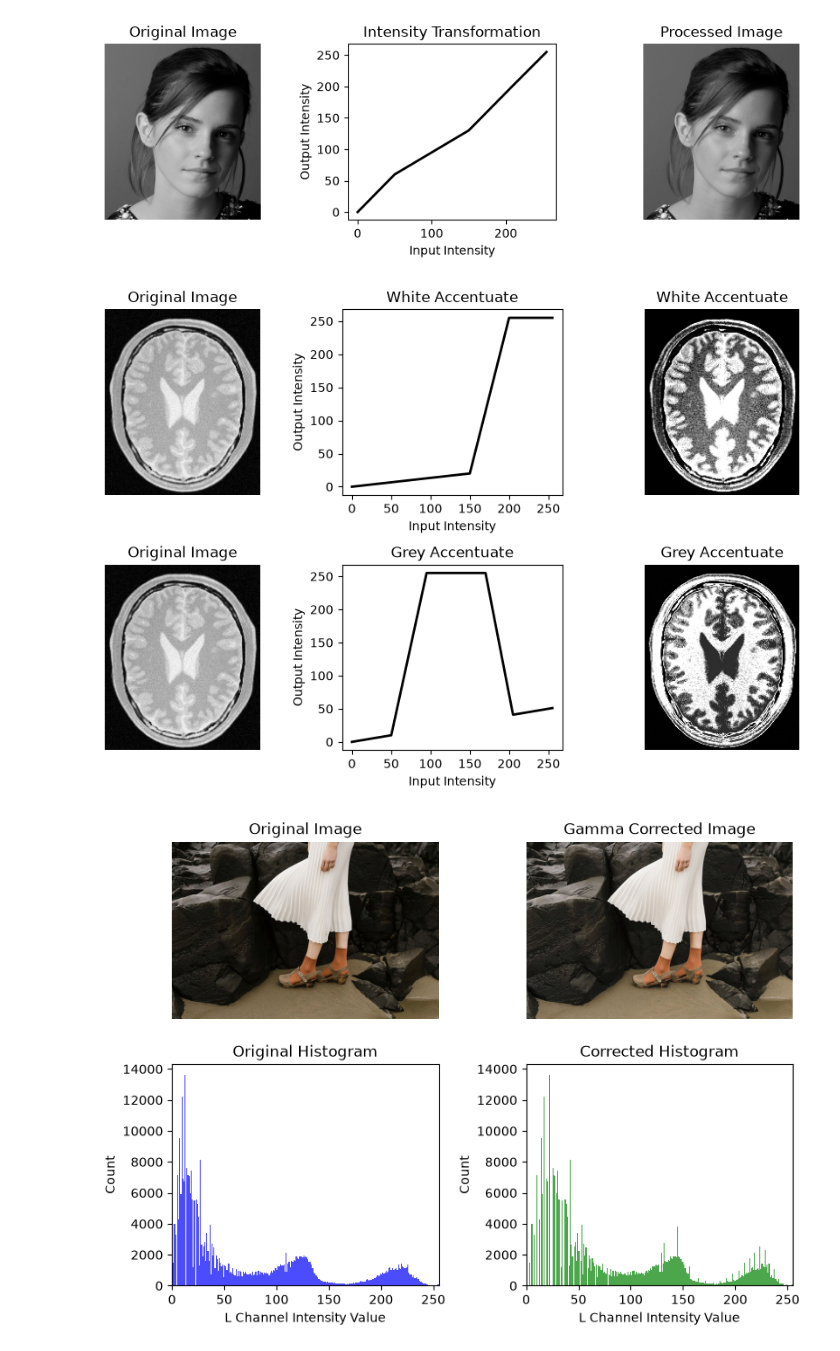
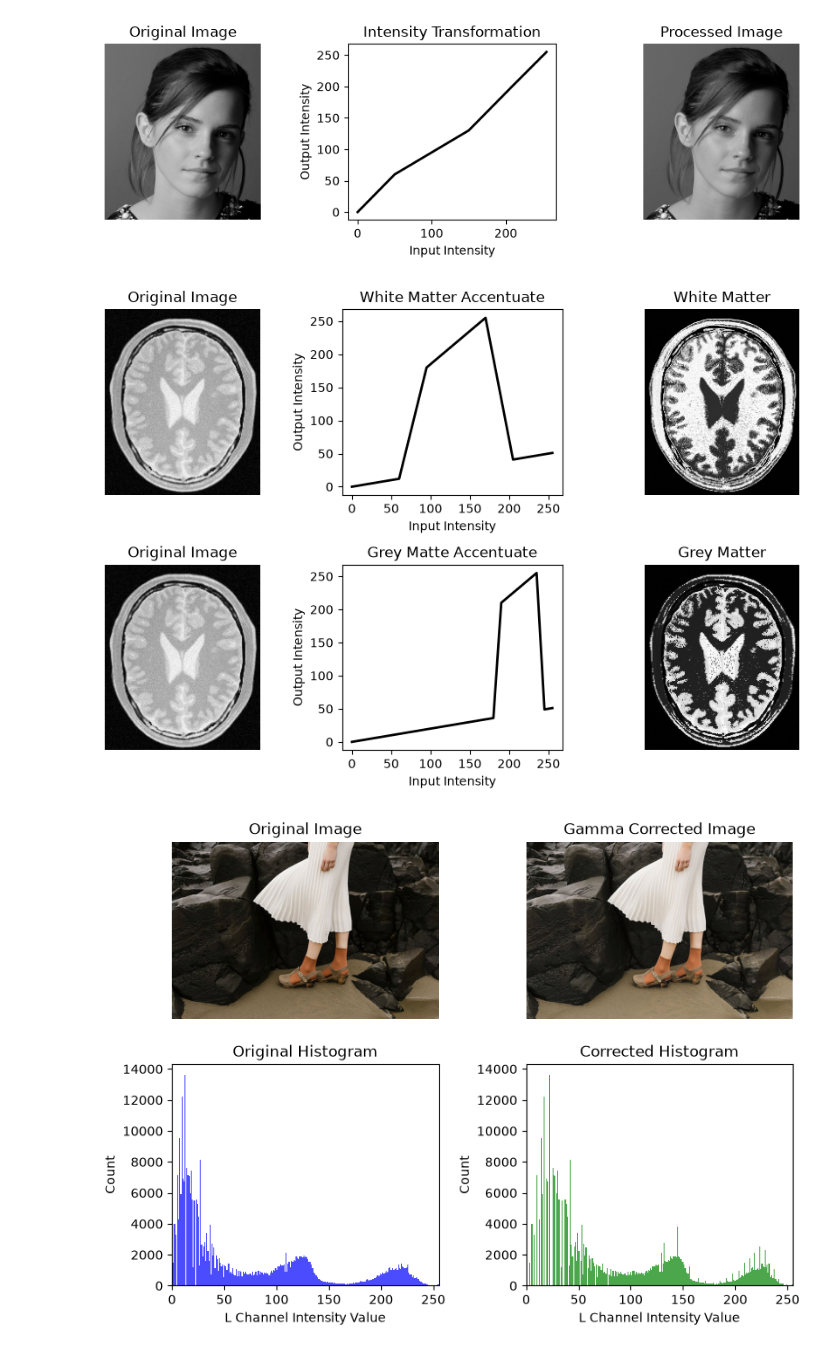
Before and after one commit to Isira-Himal-Perera/EN3160-Image-Processing-and-Computer-Vision, a Jupyter notebook: assignment-01/230486A_a01.ipynb, the cells around one changed output. Drawn from its saved outputs; the diff is of its cells as text; code cells hidden in the pictures.

```diff
--- a/assignment-01/230486A_a01.ipynb
+++ b/assignment-01/230486A_a01.ipynb
@@ -83,9 +83,11 @@ assert im is not None, "Image not found. Please check the path."
 # White Accentuate
 breakpoints_1 = np.array([
     [0, 0],
-    [150, 20],
-    [200, 255],
-    [255, 255]
+    [60, 12],
+    [95, 180],
+    [170, 255],
+    [205, 41],
+    [255, 51]
 ], dtype=np.uint8)
 
 y_1 = intensity_transformation(x, breakpoints_1)
@@ -94,44 +96,44 @@ processed_im = intensity_transformation(im, breakpoints_1)
 # Grey Accentuate
 breakpoints_2 = np.array([
     [0, 0],
-    [50, 10],
-    [95, 255],
-    [170, 255],
-    [205, 41],
+    [180, 36],
+    [190, 210],
+    [235, 255],
+    [245, 49],
     [255, 51]
 ], dtype=np.uint8)
 
 y_2 = intensity_transformation(x, breakpoints_2)
 processed_im_2 = intensity_transformation(im, breakpoints_2)
 
 fig, ax = plt.subplots(2, 3, figsize=(9, 6))
 
 ax[0, 0].imshow(im, cmap='gray')
 ax[0, 0].set_title('Original Image')
 ax[0, 0].axis('off')
 ax[0, 1].plot(x, y_1, 'black', linewidth=2)
 ax[0, 1].set_xlabel('Input Intensity')
 ax[0, 1].set_ylabel('Output Intensity')
-ax[0, 1].set_title('White Accentuate')
+ax[0, 1].set_title('White Matter Accentuate')
 ax[0, 2].imshow(processed_im, cmap='gray')
-ax[0, 2].set_title('White Accentuate')
+ax[0, 2].set_title('White Matter')
 ax[0, 2].axis('off')
 
 ax[1, 0].imshow(im, cmap='gray')
 ax[1, 0].set_title('Original Image')
 ax[1, 0].axis('off')
 ax[1, 1].plot(x, y_2, 'black', linewidth=2)
 ax[1, 1].set_xlabel('Input Intensity')
 ax[1, 1].set_ylabel('Output Intensity')
-ax[1, 1].set_title('Grey Accentuate')
+ax[1, 1].set_title('Grey Matte Accentuate')
 ax[1, 2].imshow(processed_im_2, cmap='gray')
-ax[1, 2].set_title('Grey Accentuate')
+ax[1, 2].set_title('Grey Matter')
 ax[1, 2].axis('off')
 
 plt.tight_layout()
 plt.show()
 # %% [output]
-[figure, old version]
+[figure, new version]
 # %%
 def gamma_correction(im_lab, gamma):
     '''Apply gamma correction to the image in L*a*b color space.'''
```
Also changed, not shown: parts of 2 cells of this notebook, 2 other files.
